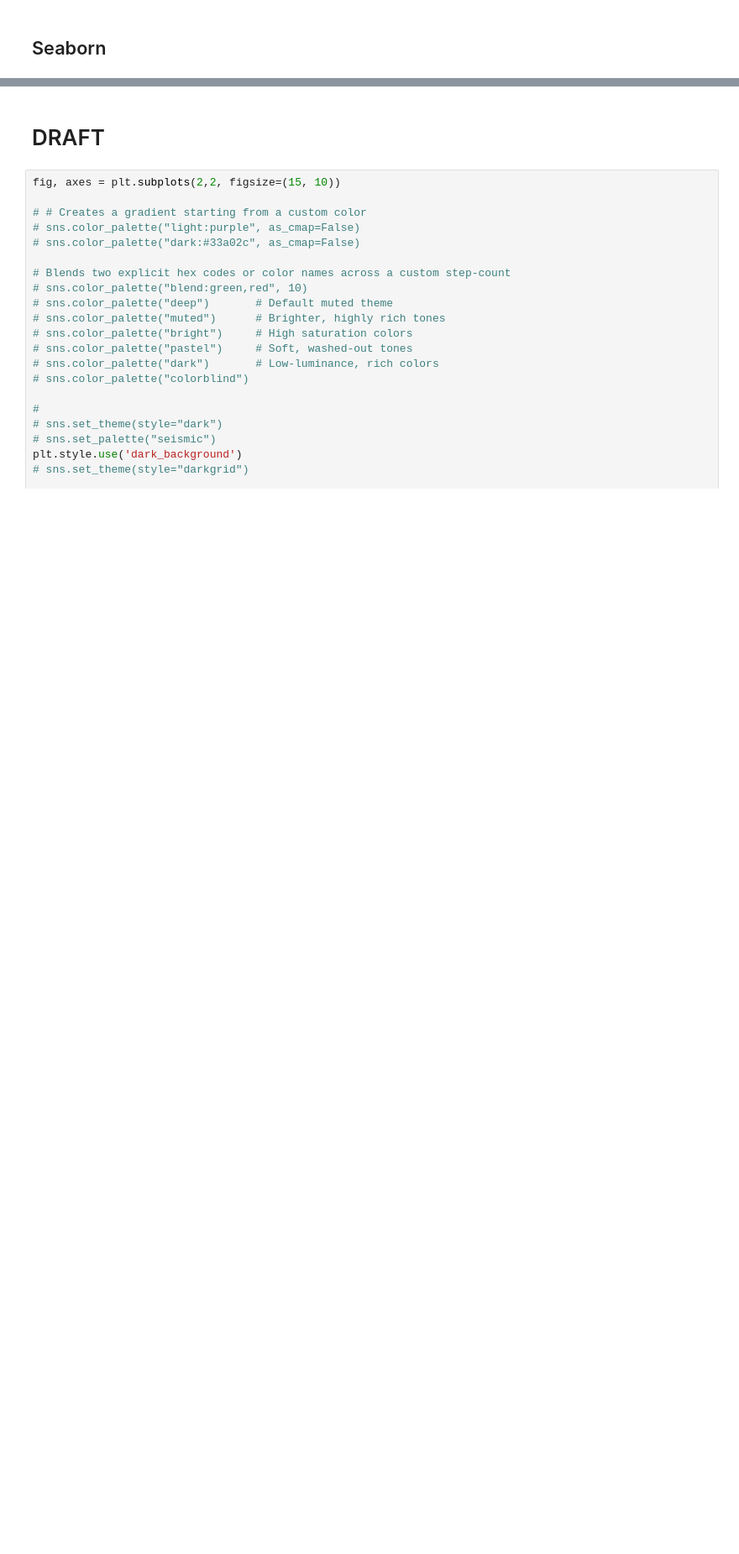
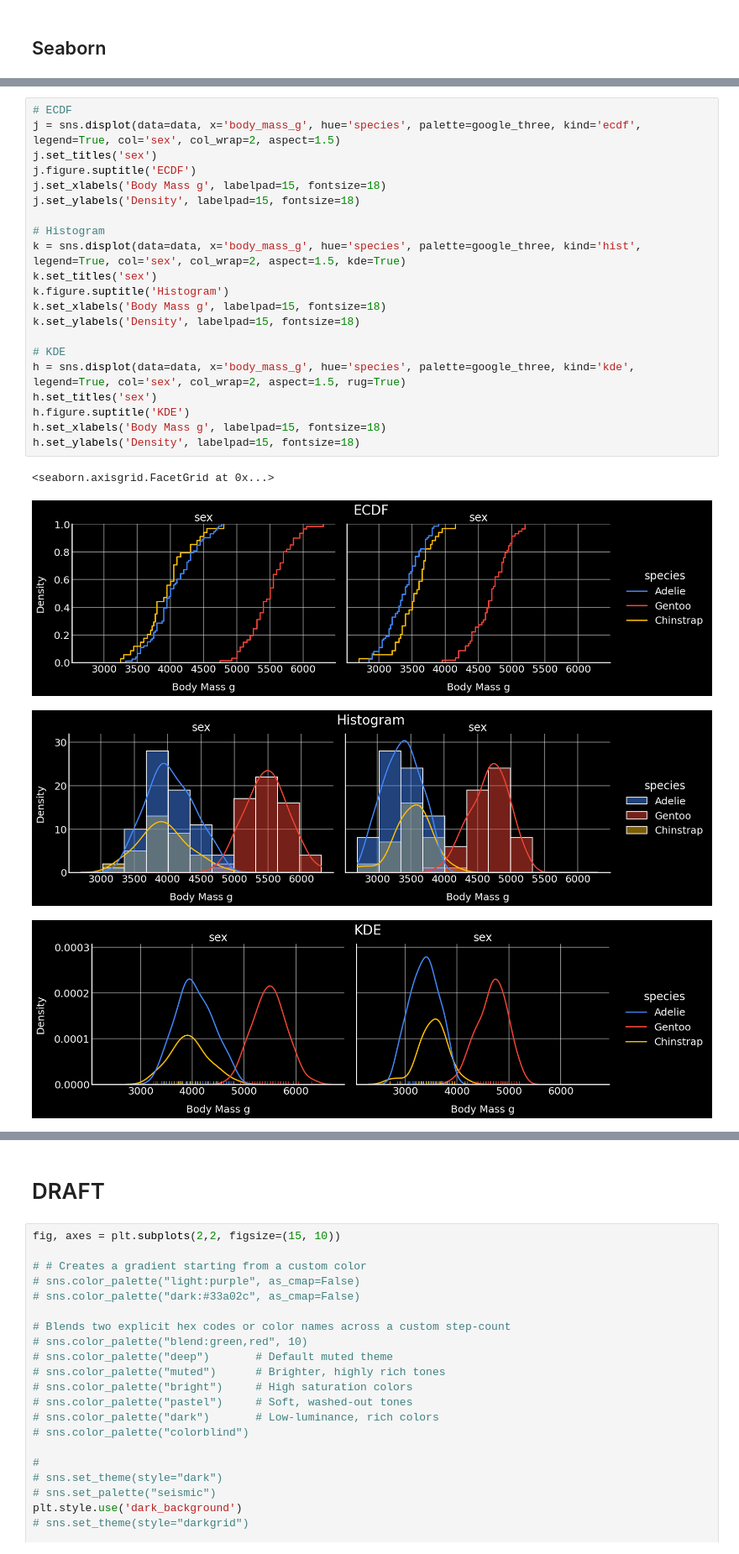
Before and after one commit to carlosjesuscaro/data_analysis_summary, a Jupyter notebook: Visualizations.ipynb, the cells around one changed output, grey strips where cells are left out. Shown at 84% size. Saved outputs shown, nothing was run; the diff lists cells and outputs as text; blank space fills up the shorter version.

```diff
--- a/Visualizations.ipynb
+++ b/Visualizations.ipynb
@@ -265,0 +352,26 @@ plt.show()
+# %%
+# ECDF
+j = sns.displot(data=data, x='body_mass_g', hue='species', palette=google_three, kind='ecdf', legend=True, col='sex', col_wrap=2, aspect=1.5)
+j.set_titles('sex')
+j.figure.suptitle('ECDF')
+j.set_xlabels('Body Mass g', labelpad=15, fontsize=18)
+j.set_ylabels('Density', labelpad=15, fontsize=18)
+
+# Histogram
+k = sns.displot(data=data, x='body_mass_g', hue='species', palette=google_three, kind='hist', legend=True, col='sex', col_wrap=2, aspect=1.5, kde=True)
+k.set_titles('sex')
+k.figure.suptitle('Histogram')
+k.set_xlabels('Body Mass g', labelpad=15, fontsize=18)
+k.set_ylabels('Density', labelpad=15, fontsize=18)
+
+# KDE
+h = sns.displot(data=data, x='body_mass_g', hue='species', palette=google_three, kind='kde', legend=True, col='sex', col_wrap=2, aspect=1.5, rug=True)
+h.set_titles('sex')
+h.figure.suptitle('KDE')
+h.set_xlabels('Body Mass g', labelpad=15, fontsize=18)
+h.set_ylabels('Density', labelpad=15, fontsize=18)
+# %% [output]
+<seaborn.axisgrid.FacetGrid at 0x...>
+[figure, added]
+[figure, added]
+[figure, added]
```
Also changed, not shown: parts of 21 cells of this notebook.
